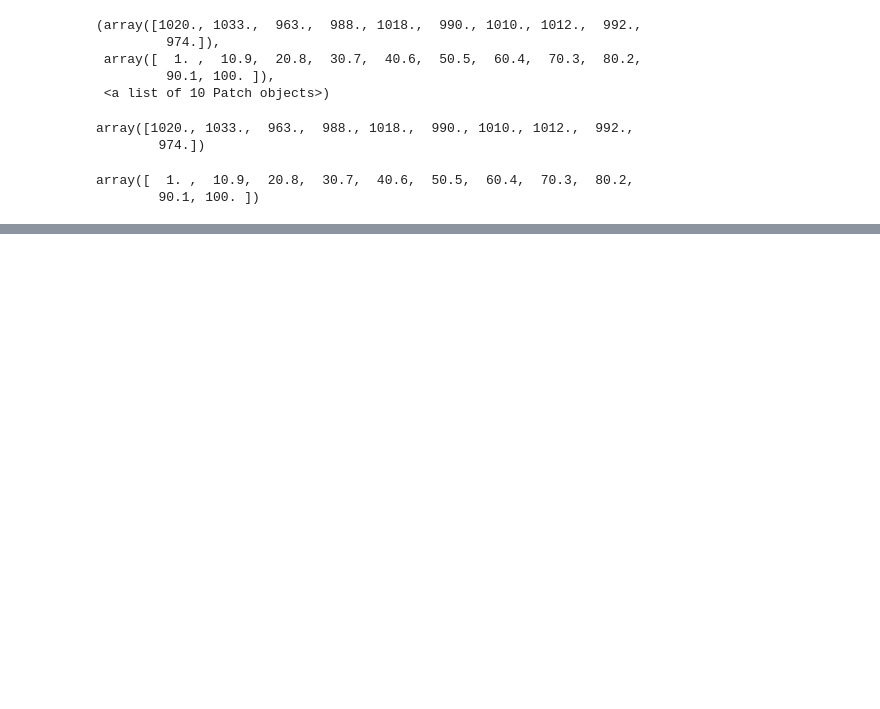
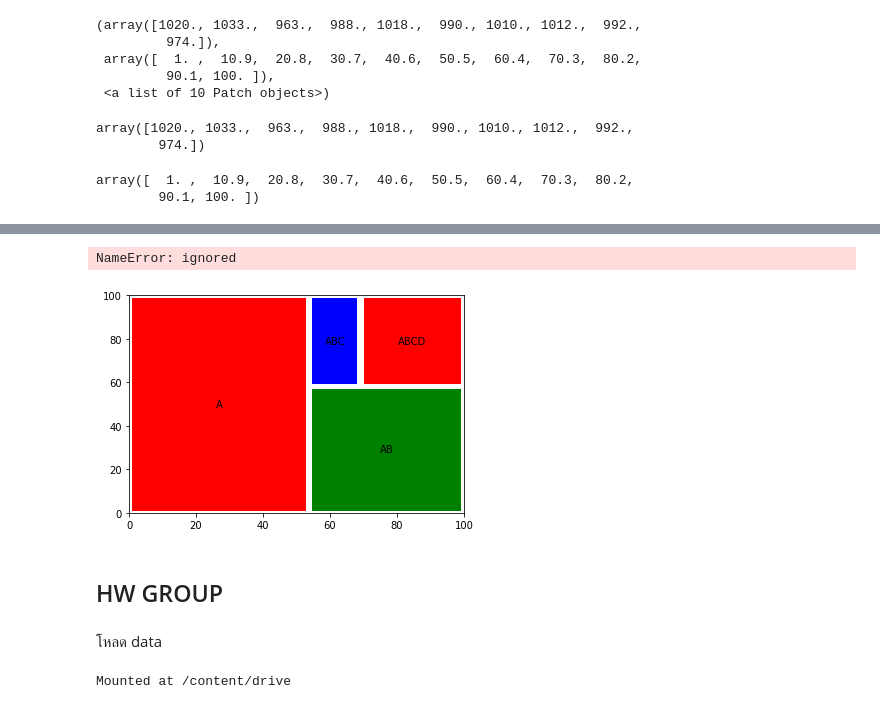
Before and after one commit to siwakornnn/data_viz_2022, a Jupyter notebook: DataViz04_Data_Comparison.ipynb, the cells around one changed output, grey strips where cells are left out. Cells and saved outputs as stored; diff of their text form; code cells hidden in the pictures; blank space fills up the shorter version.

```diff
--- a/DataViz04_Data_Comparison.ipynb
+++ b/DataViz04_Data_Comparison.ipynb
@@ -376,0 +388,14 @@ array([  1. ,  10.9,  20.8,  30.7,  40.6,  50.5,  60.4,  70.3,  80.2,
+# %%
+data = [500,250,60,120]
+# %%
+c = ['r','g','b','r']
+labels =['A','AB','ABC','ABCD']
+squarify.plot(data,color=c,label=labels,pad=True)
+plt.axis('off')
+# %% [output]
+NameError: ignored
+[figure, added]
+# %% [markdown]
+## HW GROUP
+# %% [markdown]
+โหลด data
@@ -376,0 +404,5 @@ array([  1. ,  10.9,  20.8,  30.7,  40.6,  50.5,  60.4,  70.3,  80.2,
+# %%
+from google.colab import drive
+drive.mount('/content/drive')
+# %% [output]
+Mounted at /content/drive
```
Also changed, not shown: parts of 26 cells of this notebook.
